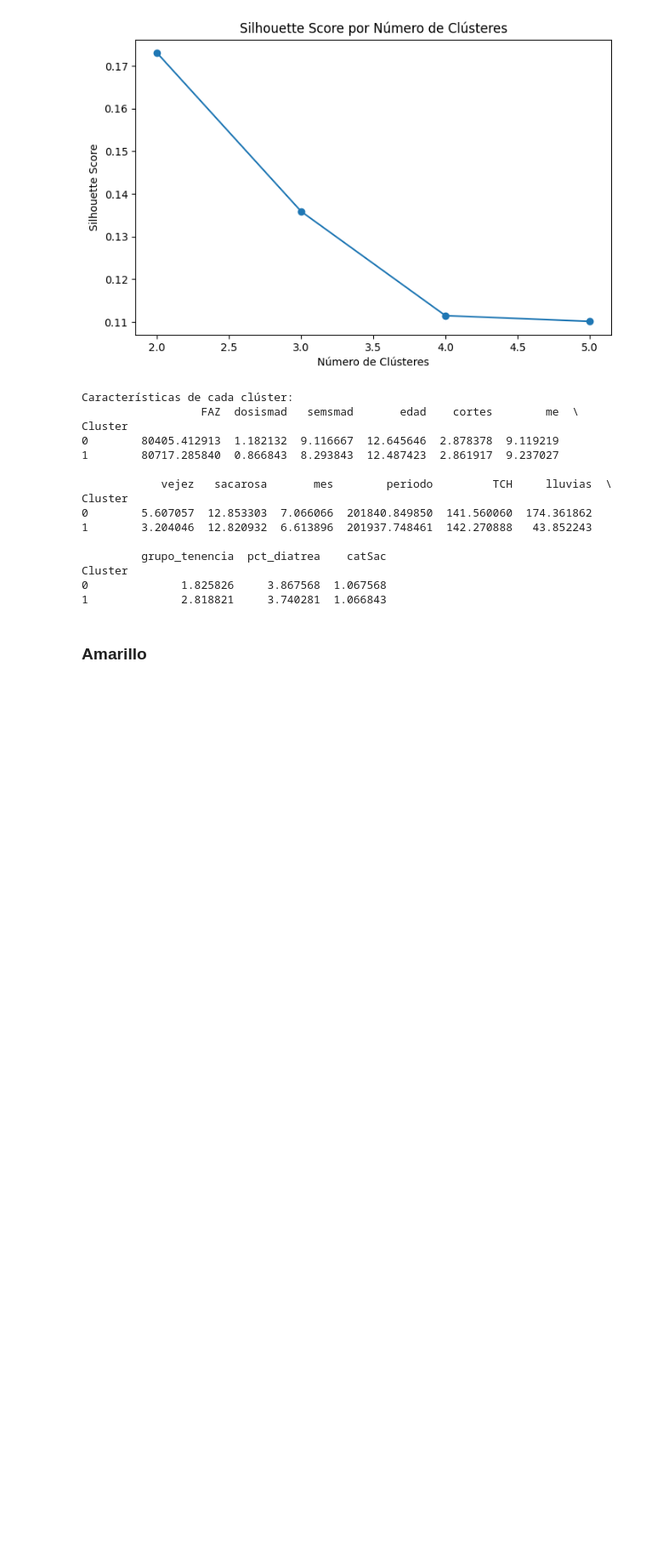
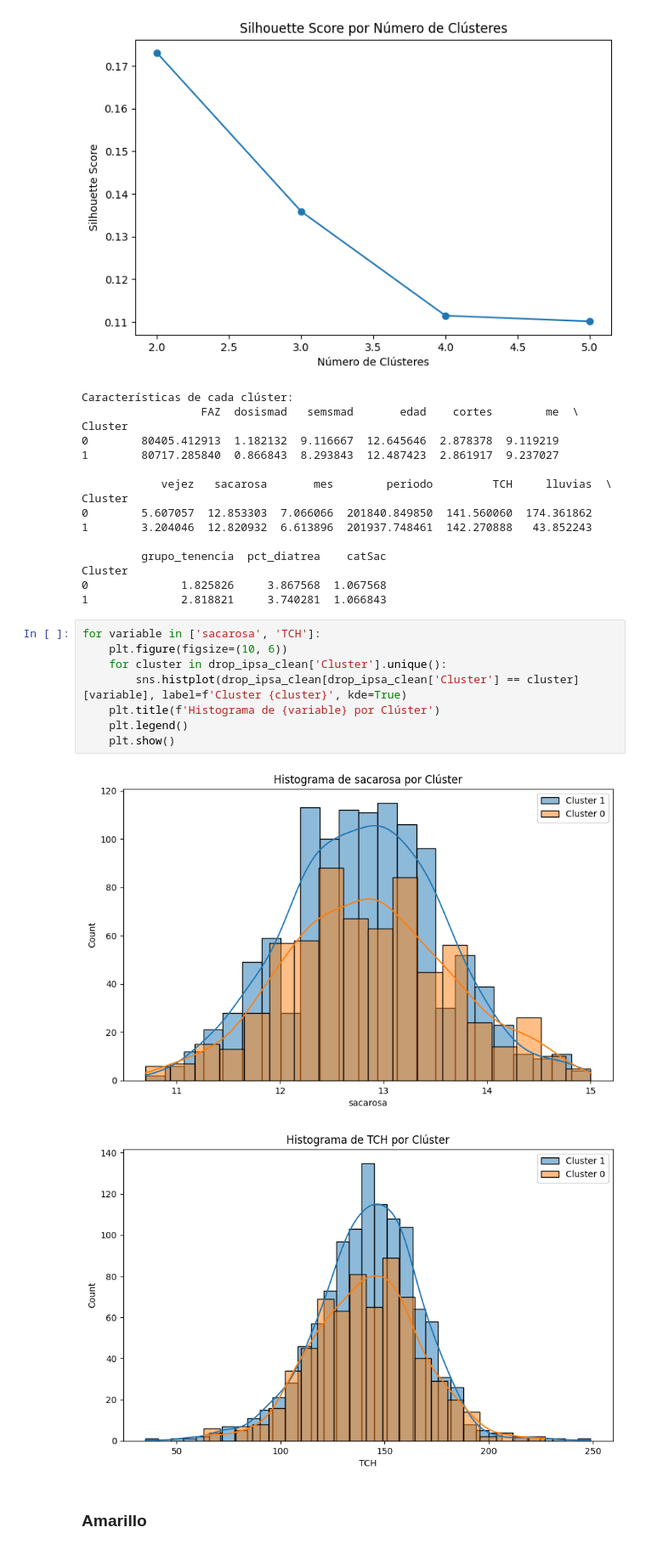
Before and after one commit to Camilin1904/Laboratorio2IA, a Jupyter notebook: Modelo.ipynb, the cells around one changed output. Shown at 85% size. Cells and saved outputs as stored; diff of their text form; blank space fills up the shorter version.

```diff
--- a/Modelo.ipynb
+++ b/Modelo.ipynb
@@ -1592,6 +1592,17 @@ Cluster
 Cluster
 0              1.825826     3.867568  1.067568
 1              2.818821     3.740281  1.066843
+# %%
+for variable in ['sacarosa', 'TCH']:
+    plt.figure(figsize=(10, 6))
+    for cluster in drop_ipsa_clean['Cluster'].unique():
+        sns.histplot(drop_ipsa_clean[drop_ipsa_clean['Cluster'] == cluster][variable], label=f'Cluster {cluster}', kde=True)
+    plt.title(f'Histograma de {variable} por Clúster')
+    plt.legend()
+    plt.show()
+# %% [output]
+[figure, added]
+[figure, added]
 # %% [markdown]
 ### Amarillo
 # %%
```
Also changed, not shown: parts of 6 cells of this notebook.
